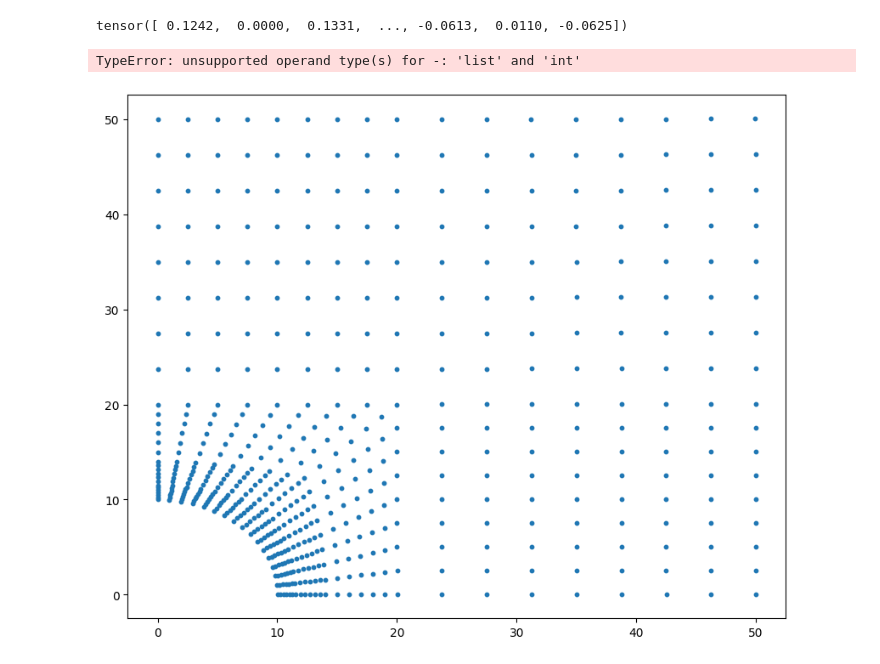
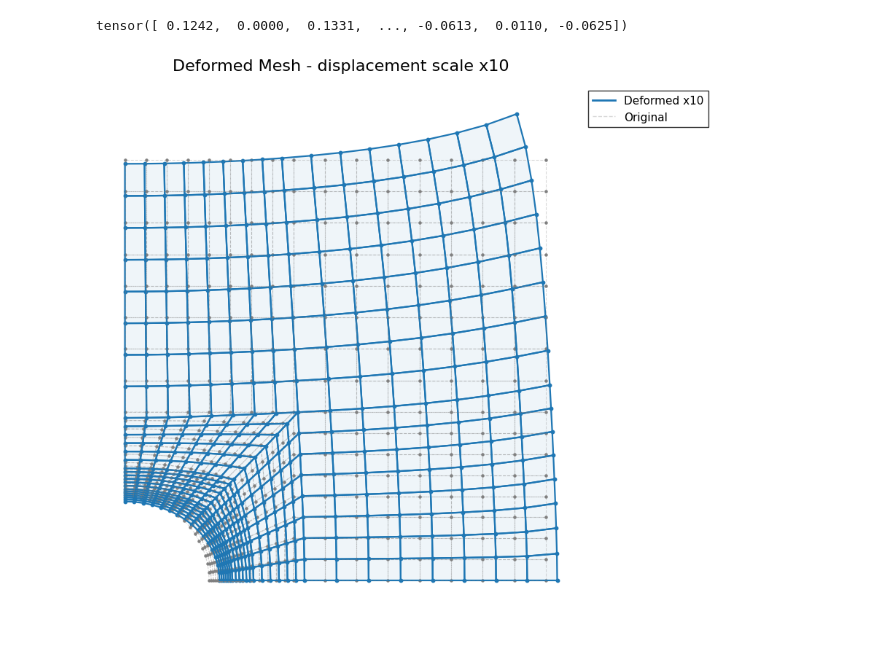
Before and after one commit to bdesia/feinn_project, a Jupyter notebook: notebooks/FEINN_example2/E2_perforated_plate.ipynb, the cells around one changed output. Drawn from its saved outputs; the diff is of its cells as text; code cells hidden in the pictures.

Commit message:
mesh_utils: fix coordinates format

```diff
--- a/notebooks/FEINN_example2/E2_perforated_plate.ipynb
+++ b/notebooks/FEINN_example2/E2_perforated_plate.ipynb
@@ -101,10 +89,9 @@ fem_solver.udisp
 # %% [output]
 tensor([ 0.1242,  0.0000,  0.1331,  ..., -0.0613,  0.0110, -0.0625])
 # %%
-fem_solver.plot_deformed_mesh(scale=1)
+fem_solver.plot_deformed_mesh(scale=10)
 # %% [output]
-TypeError: unsupported operand type(s) for -: 'list' and 'int'
-[figure, old version]
+[figure, new version]
 # %%
 Fint_fem = fem_solver._assemble_internal_forces(fem_solver.udisp)
 Fint_fem
```
Also changed, not shown: parts of 3 cells of this notebook, 2 other files.
